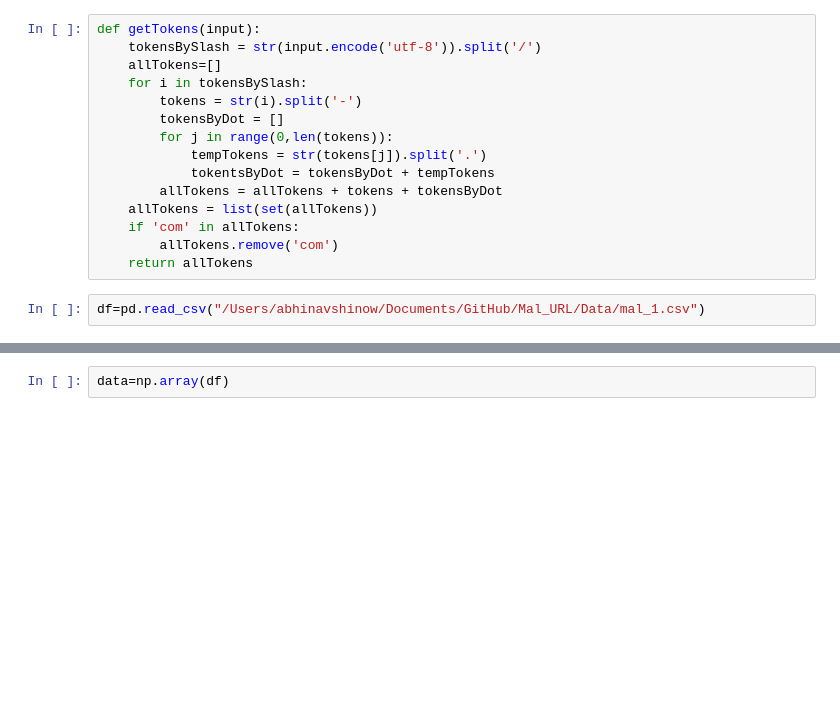
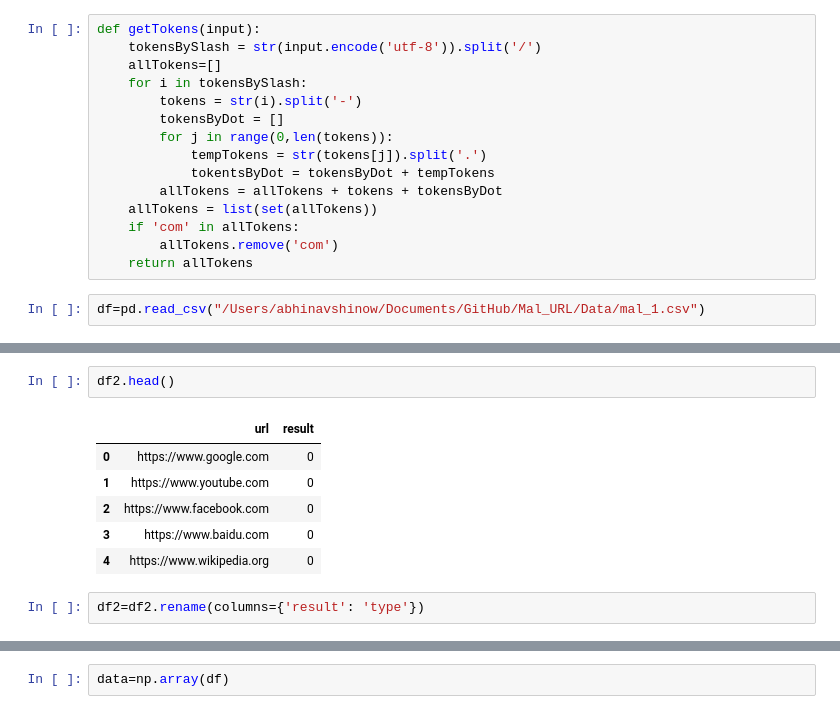
Before and after one commit to alphabeta2206/Mal_URL, a Jupyter notebook: Models/Model-1.ipynb, the cells around one changed output, grey strips where cells are left out. Saved outputs shown, nothing was run; the diff lists cells and outputs as text; blank space fills up the shorter version.

```diff
--- a/Models/Model-1.ipynb
+++ b/Models/Model-1.ipynb
@@ -41,0 +93,11 @@ df.head()
+# %%
+df2.head()
+# %% [output]
+|  | url | result |
+| 0 | https://www.google.com | 0 |
+| 1 | https://www.youtube.com | 0 |
+| 2 | https://www.facebook.com | 0 |
+| 3 | https://www.baidu.com | 0 |
+| 4 | https://www.wikipedia.org | 0 |
+# %%
+df2=df2.rename(columns={'result': 'type'})
```
Also changed, not shown: parts of 16 cells of this notebook, 2 other files.
